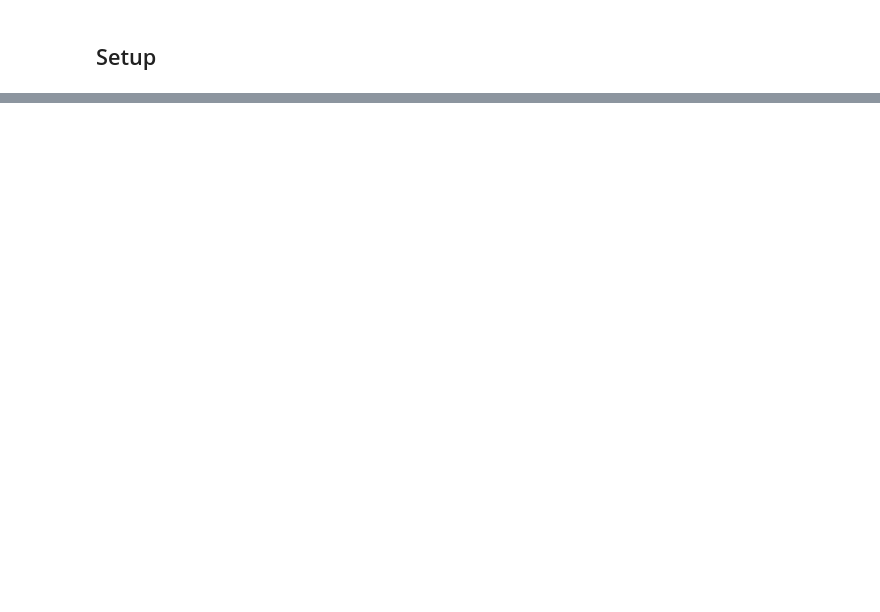
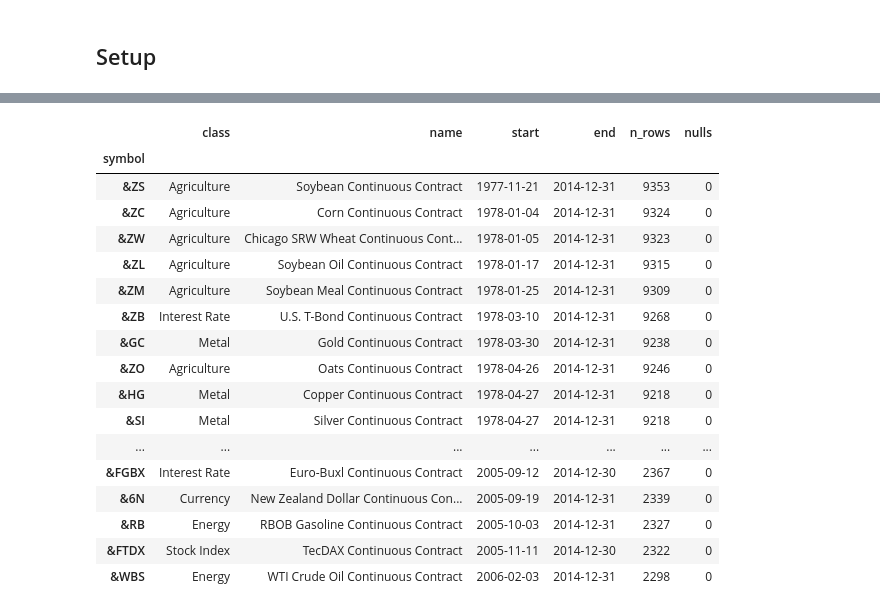
Before and after one commit to small-chicken/NUSInvestForecast, a Jupyter notebook: notebooks/01_data_exploration.ipynb, the cells around one changed output, grey strips where cells are left out. Drawn from its saved outputs; the diff is of its cells as text; code cells hidden in the pictures; blank space fills up the shorter version.

```diff
--- a/notebooks/01_data_exploration.ipynb
+++ b/notebooks/01_data_exploration.ipynb
@@ -26,0 +37,37 @@ Date ranges, missing data, basic stats per asset.
+# %%
+roots = fut_cat[~fut_cat.symbol.str.endswith('_CCB')][['symbol', 'securityname', 'subtype1']]
+
+def survey(root_row):
+    sym_ccb = root_row['symbol'] + '_CCB'
+    df = data.load_futures(sym_ccb)
+    return pd.Series({
+        'class': root_row['subtype1'],
+        'name': root_row['securityname'],
+        'start': df.index.min().date(),
+        'end': df.index.max().date(),
+        'n_rows': len(df),
+        'nulls': df['Close'].isnull().sum(),
+    })
+
+universe_survey = roots.apply(survey, axis=1)
+universe_survey.index = roots['symbol']
+universe_survey.sort_values('start')
+# %% [output]
+|  | class | name | start | end | n_rows | nulls |
+| symbol |  |  |  |  |  |  |
+| &ZS | Agriculture | Soybean Continuous Contract | 1977-11-21 | 2014-12-31 | 9353 | 0 |
+| &ZC | Agriculture | Corn Continuous Contract | 1978-01-04 | 2014-12-31 | 9324 | 0 |
+| &ZW | Agriculture | Chicago SRW Wheat Continuous Cont... | 1978-01-05 | 2014-12-31 | 9323 | 0 |
+| &ZL | Agriculture | Soybean Oil Continuous Contract | 1978-01-17 | 2014-12-31 | 9315 | 0 |
+| &ZM | Agriculture | Soybean Meal Continuous Contract | 1978-01-25 | 2014-12-31 | 9309 | 0 |
+| &ZB | Interest Rate | U.S. T-Bond Continuous Contract | 1978-03-10 | 2014-12-31 | 9268 | 0 |
+| &GC | Metal | Gold Continuous Contract | 1978-03-30 | 2014-12-31 | 9238 | 0 |
+| &ZO | Agriculture | Oats Continuous Contract | 1978-04-26 | 2014-12-31 | 9246 | 0 |
+| &HG | Metal | Copper Continuous Contract | 1978-04-27 | 2014-12-31 | 9218 | 0 |
+| &SI | Metal | Silver Continuous Contract | 1978-04-27 | 2014-12-31 | 9218 | 0 |
+| ... | ... | ... | ... | ... | ... | ... |
+| &FGBX | Interest Rate | Euro-Buxl Continuous Contract | 2005-09-12 | 2014-12-30 | 2367 | 0 |
+| &6N | Currency | New Zealand Dollar Continuous Con... | 2005-09-19 | 2014-12-31 | 2339 | 0 |
+| &RB | Energy | RBOB Gasoline Continuous Contract | 2005-10-03 | 2014-12-31 | 2327 | 0 |
+| &FTDX | Stock Index | TecDAX Continuous Contract | 2005-11-11 | 2014-12-30 | 2322 | 0 |
+| &WBS | Energy | WTI Crude Oil Continuous Contract | 2006-02-03 | 2014-12-31 | 2298 | 0 |
```
Also changed, not shown: parts of 25 cells of this notebook, 3 other files.
